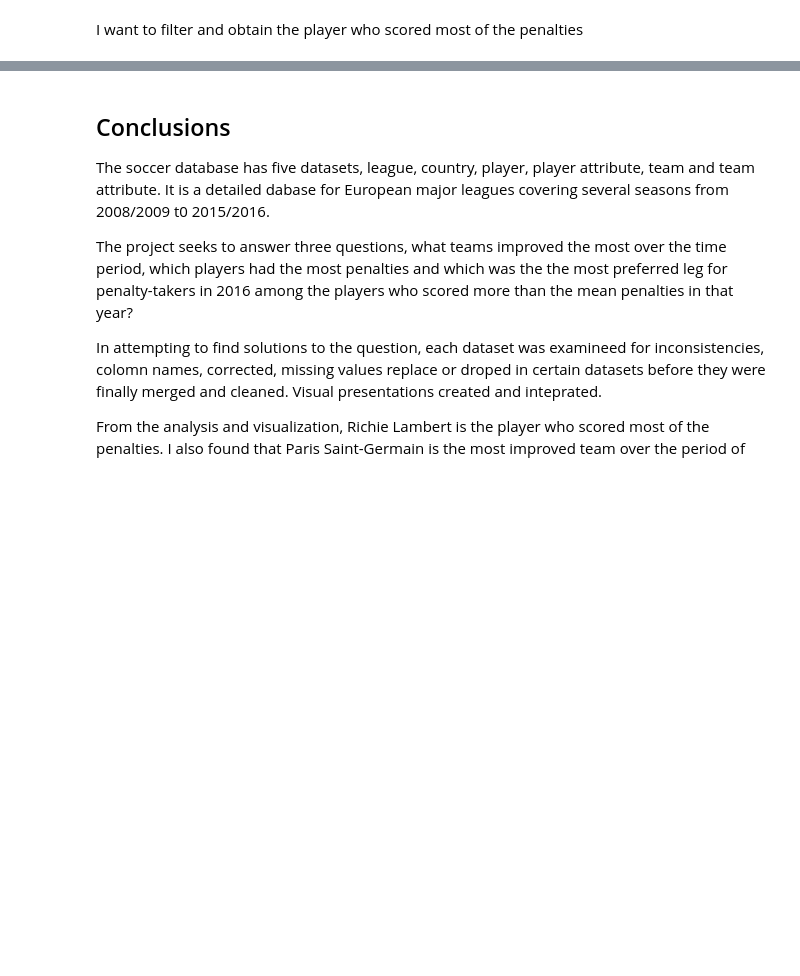
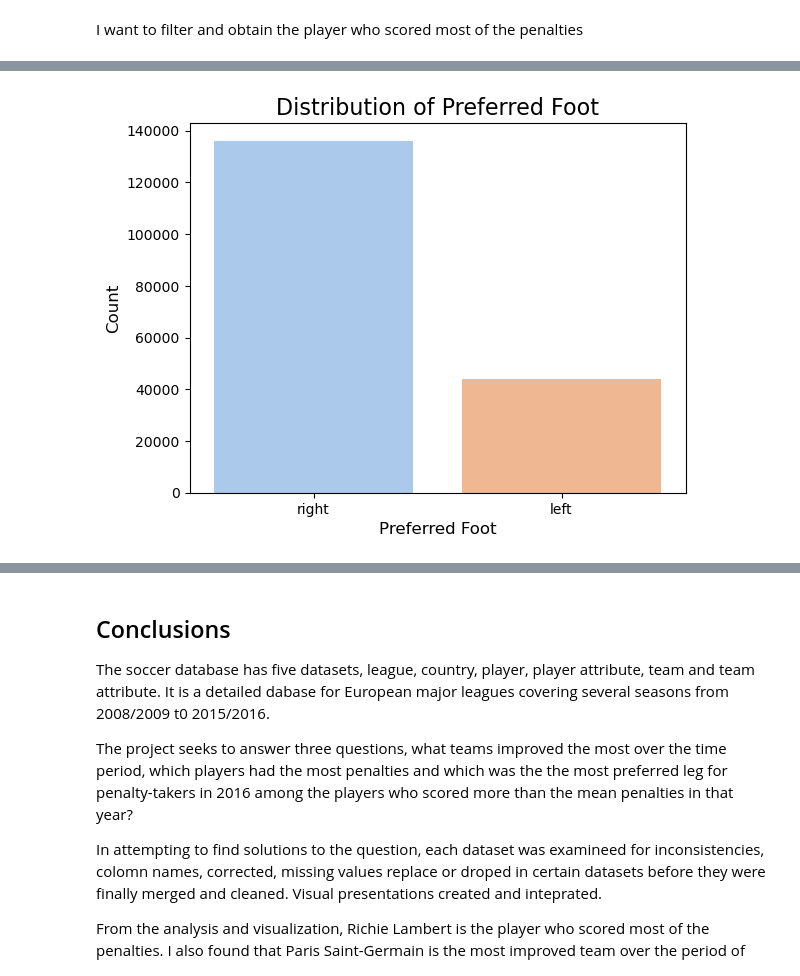
Before and after one commit to Daviedavie100/Investigating_dataset_project, a Jupyter notebook: Investigate_a_Dataset.ipynb, the cells around one changed output, grey strips where cells are left out. Cells and saved outputs as stored; diff of their text form; code cells hidden in the pictures; blank space fills up the shorter version.

```diff
--- a/Investigate_a_Dataset.ipynb
+++ b/Investigate_a_Dataset.ipynb
@@ -2475,0 +2285,12 @@ Another limitation is that in the creation of bar graph for the most improved te
+# %%
+# Count the occurrences of each category in 'preferred_foot'
+foot_distribution = player_info['preferred_foot'].value_counts()
+
+# Plot a bar chart
+sns.barplot(x=foot_distribution.index, y=foot_distribution.values, palette='pastel')
+plt.title('Distribution of Preferred Foot', fontsize=16)
+plt.xlabel('Preferred Foot', fontsize=12)
+plt.ylabel('Count', fontsize=12)
+plt.show()
+# %% [output]
+[figure, added]
```
Also changed, not shown: parts of 123 cells of this notebook.
